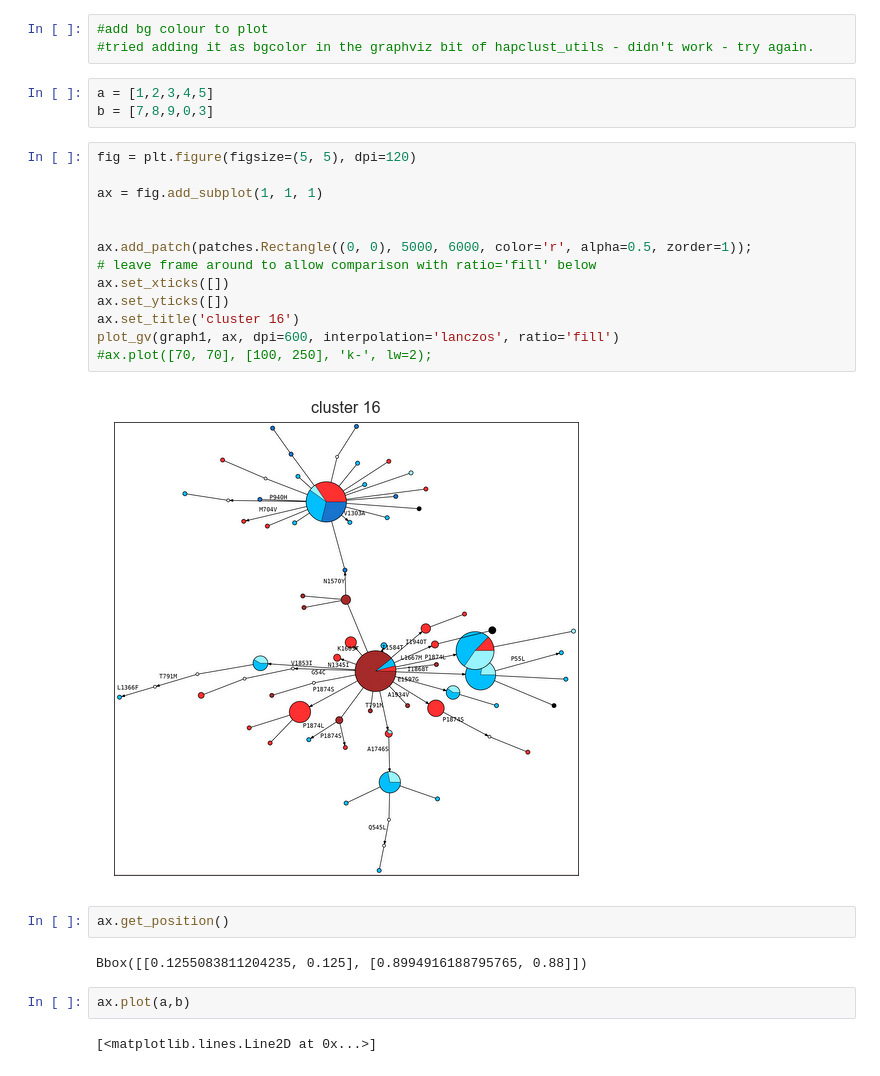
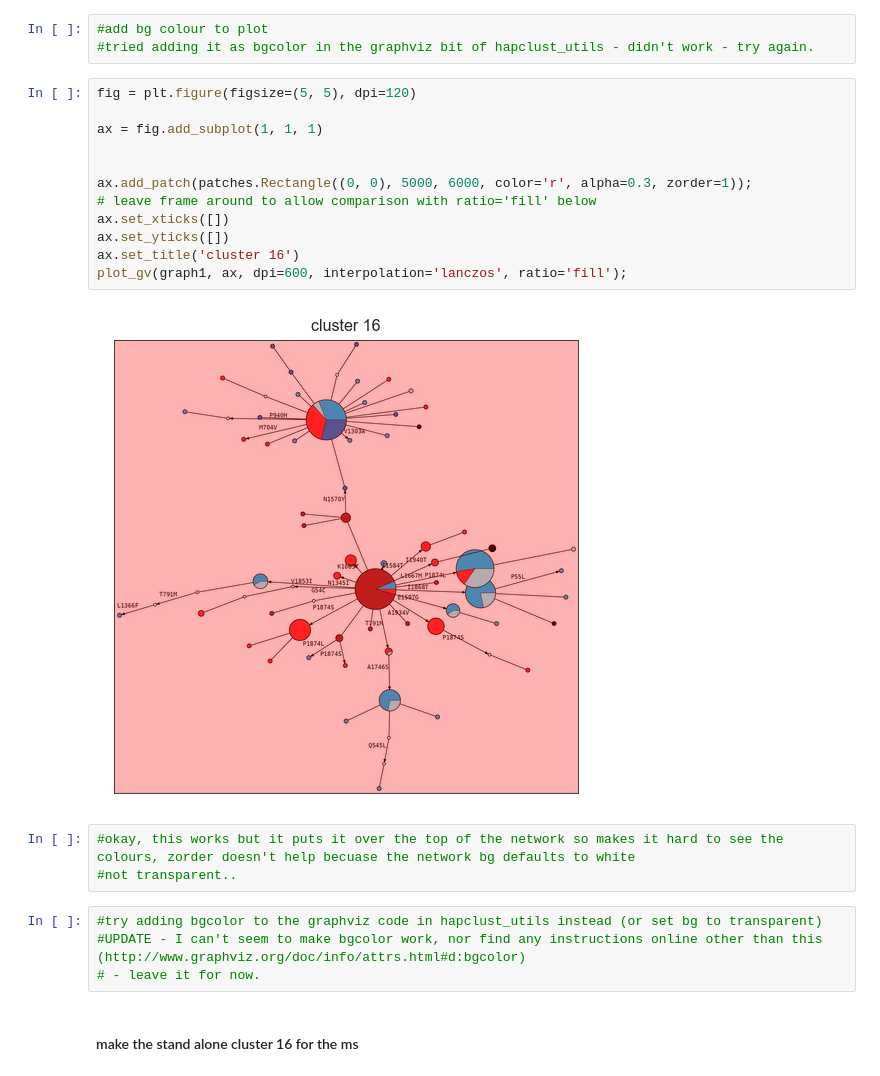
Before and after one commit to cclarkson/agam-vgsc-report, a Jupyter notebook: notebooks/haplork_cluster_nets.ipynb, the cells around one changed output. Drawn from its saved outputs; the diff is of its cells as text.

Commit message:
standalone16

```diff
--- a/notebooks/haplork_cluster_nets.ipynb
+++ b/notebooks/haplork_cluster_nets.ipynb
@@ -1058,29 +1058,26 @@ for g in 16, 12, 8, 7, 4:
 # %%
 #add bg colour to plot
 #tried adding it as bgcolor in the graphviz bit of hapclust_utils - didn't work - try again.
-# %%
-a = [1,2,3,4,5]
-b = [7,8,9,0,3]
 # %%
 fig = plt.figure(figsize=(5, 5), dpi=120)
 
 ax = fig.add_subplot(1, 1, 1)
 
 
-ax.add_patch(patches.Rectangle((0, 0), 5000, 6000, color='r', alpha=0.5, zorder=1));
+ax.add_patch(patches.Rectangle((0, 0), 5000, 6000, color='r', alpha=0.3, zorder=1));
 # leave frame around to allow comparison with ratio='fill' below
 ax.set_xticks([])
 ax.set_yticks([])
 ax.set_title('cluster 16')
-plot_gv(graph1, ax, dpi=600, interpolation='lanczos', ratio='fill')
-#ax.plot([70, 70], [100, 250], 'k-', lw=2);
+plot_gv(graph1, ax, dpi=600, interpolation='lanczos', ratio='fill');
 # %% [output]
-[figure, old version]
+[figure, new version]
-# %%
-ax.get_position()
-# %% [output]
-Bbox([[0.1255083811204235, 0.125], [0.8994916188795765, 0.88]])
-# %%
-ax.plot(a,b)
-# %% [output]
-[<matplotlib.lines.Line2D at 0x...>]
+# %%
+#okay, this works but it puts it over the top of the network so makes it hard to see the colours, zorder doesn't help becuase the network bg defaults to white
+#not transparent..
+# %%
+#try adding bgcolor to the graphviz code in hapclust_utils instead (or set bg to transparent)
+#UPDATE - I can't seem to make bgcolor work, nor find any instructions online other than this (http://www.graphviz.org/doc/info/attrs.html#d:bgcolor)
+# - leave it for now.
+# %% [markdown]
+#### make the stand alone cluster 16 for the ms
```
Also changed, not shown: parts of 9 cells of this notebook, 27 other files.
